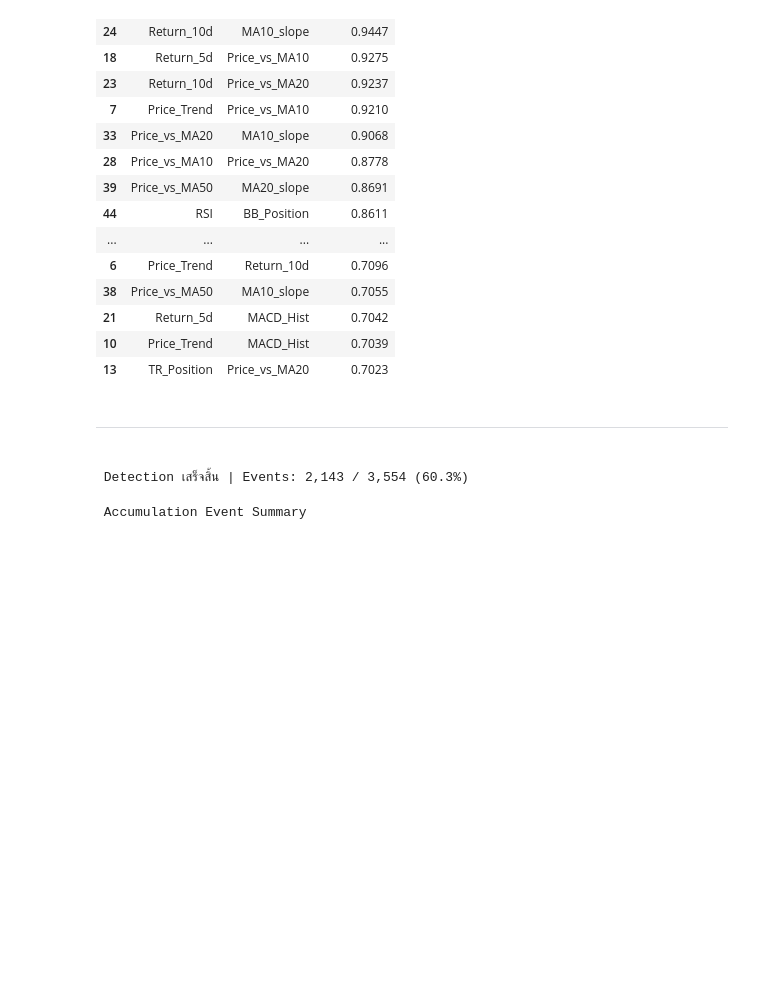
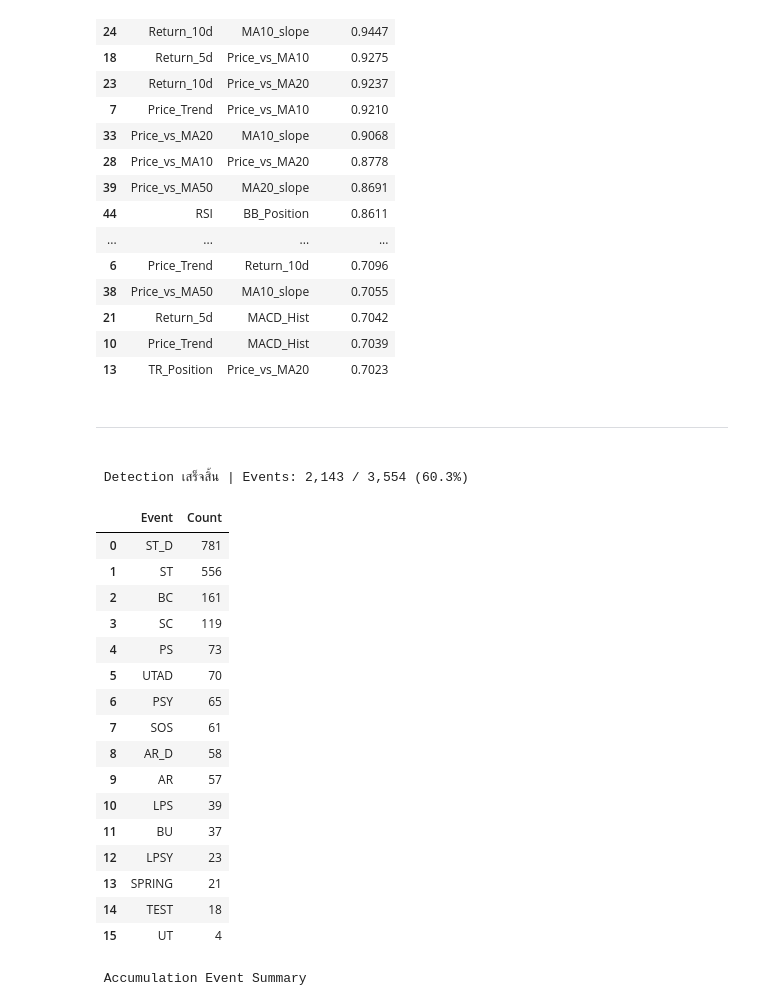
Before and after one commit to hilmanyusoh/stock_pattern, a Jupyter notebook: model/wyckoff_dl.ipynb, the cells around one changed output. Drawn from its saved outputs; the diff is of its cells as text; code cells hidden in the pictures; blank space fills up the shorter version.

```diff
--- a/model/wyckoff_dl.ipynb
+++ b/model/wyckoff_dl.ipynb
@@ -339,33 +339,58 @@ for i in range(10, len(df)):
     close, sup, res    = df.loc[i,'Close'], df.loc[i,'Support_TR'], df.loc[i,'Resistance_TR']
 
     def set_ev(ev, phase, num):
         df.at[i,'Wyckoff_Event'] = ev; df.at[i,'Wyckoff_Phase'] = phase
         df.at[i,'Wyckoff_Phase_Num'] = num
     if rel_vol > 1.3 and trend > 0:
         if close_pos < 0.80:
             set_ev('BC','Distribution',1); last_bc_idx = i; has_dist_phase_a = True
         else:
             set_ev('PSY','Distribution',1)
     elif has_dist_phase_a and last_bc_idx != -1 and i < last_bc_idx + 20:
         if low == df.loc[last_bc_idx+1:i+1,'Low'].min() and close < df.loc[i-1,'Close']:
             if 'AR_D' not in df.loc[last_bc_idx:i,'Wyckoff_Event'].values:
                 set_ev('AR_D','Distribution',1)
         elif high >= res*0.97 and rel_vol < 1.3 and df.loc[i,'Wyckoff_Event'] == '':
             set_ev('ST_D','Distribution',2)
     elif has_dist_phase_a and high > res:
         set_ev('UTAD' if i > last_bc_idx + 20 else 'UT', 'Distribution', 3)
     elif has_dist_phase_a and close < sup and rel_vol > 1.2:
         set_ev('SOW','Distribution',4)
     elif has_dist_phase_a and trend < 0 and close_pos < 0.4:
         if (high < df.loc[i-15:i,'High'].max() and rel_vol < 0.85
                 and close < sup + (res-sup)*0.4
                 and 'LPSY' not in df.loc[i-10:i,'Wyckoff_Event'].values):
             set_ev('LPSY','Distribution',4)
 
 n_ev = (df['Wyckoff_Event'] != '').sum()
 print(f' Detection เสร็จสิ้น | Events: {n_ev:,} / {len(df):,} ({n_ev/len(df)*100:.1f}%)')
+display(
+    df['Wyckoff_Event']
+    .replace('', np.nan)
+    .dropna()
+    .value_counts()
+    .rename_axis('Event')
+    .reset_index(name='Count')
+)
 # %% [output]
  Detection เสร็จสิ้น | Events: 2,143 / 3,554 (60.3%)
+|  | Event | Count |
+| 0 | ST_D | 781 |
+| 1 | ST | 556 |
+| 2 | BC | 161 |
+| 3 | SC | 119 |
+| 4 | PS | 73 |
+| 5 | UTAD | 70 |
+| 6 | PSY | 65 |
+| 7 | SOS | 61 |
+| 8 | AR_D | 58 |
+| 9 | AR | 57 |
+| 10 | LPS | 39 |
+| 11 | BU | 37 |
+| 12 | LPSY | 23 |
+| 13 | SPRING | 21 |
+| 14 | TEST | 18 |
+| 15 | UT | 4 |
 # %%
 cols_show = ['Date','Close','Rel_Vol','Close_Pos','RSI','TR_Position','Wyckoff_Event','Wyckoff_Phase_Num']
 
```
Also changed, not shown: parts of 14 cells of this notebook.
